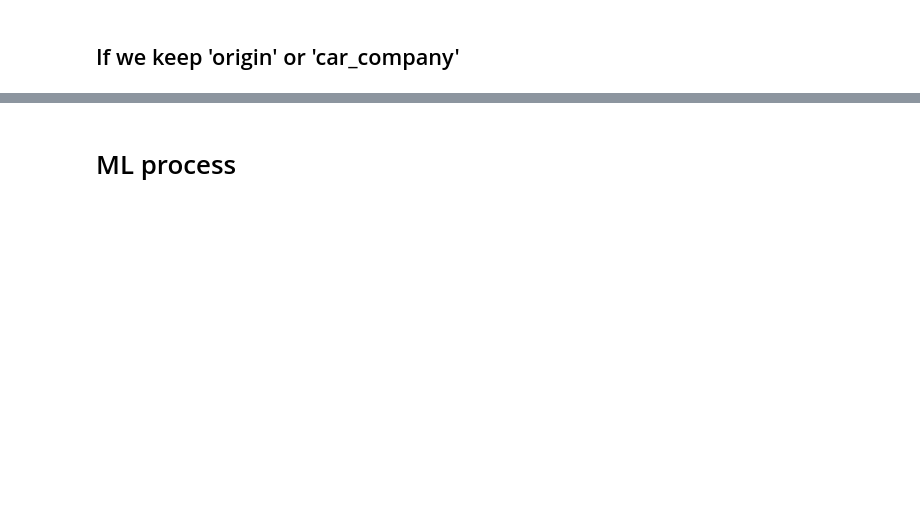
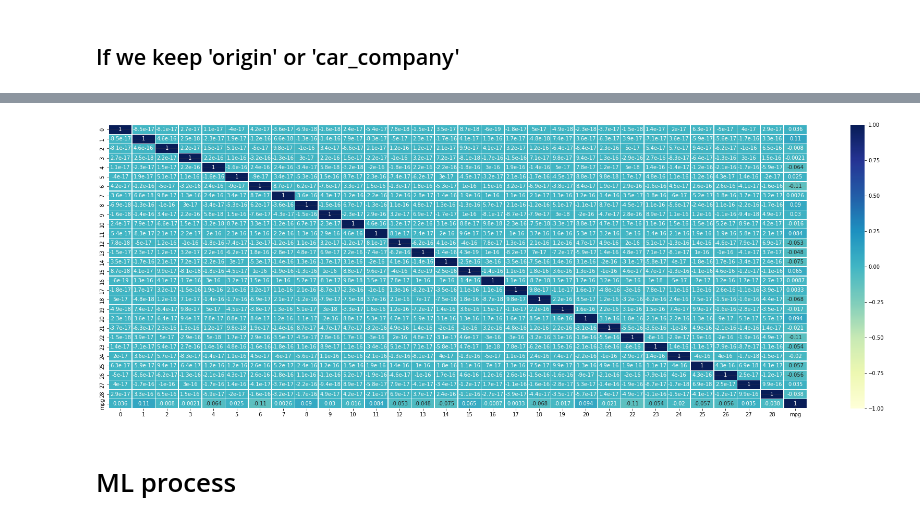
Before and after one commit to Team7-Sept2021/D05, a Jupyter notebook: ML_Data_Science.ipynb, the cells around one changed output, grey strips where cells are left out. Cells and saved outputs as stored; diff of their text form; code cells hidden in the pictures; blank space fills up the shorter version.

```diff
--- a/ML_Data_Science.ipynb
+++ b/ML_Data_Science.ipynb
@@ -138,2 +181,18 @@ X_test = X_test.drop(columns=['car_company'])
+# %%
+pca = PCA(n_components=29)
+X_train = pca.fit_transform(X_train)
+X_test = pca.transform(X_test)
+# %%
+df_train_pca = pd.DataFrame(X_train)
+df_train_pca["mpg"] = y_train
+
+corr = df_train_pca.corr()
+plt.figure(figsize = (30,10))
+
+sns.heatmap(corr, annot = True, vmin=-1, vmax=1, cmap="YlGnBu", linewidths=.5)
+plt.grid(b=True, color='#f68c1f', alpha=0.1)
+plt.show()
+# %% [output]
+[figure, added]
 # %% [markdown]
 # ML process
```
Also changed, not shown: parts of 23 cells of this notebook.
